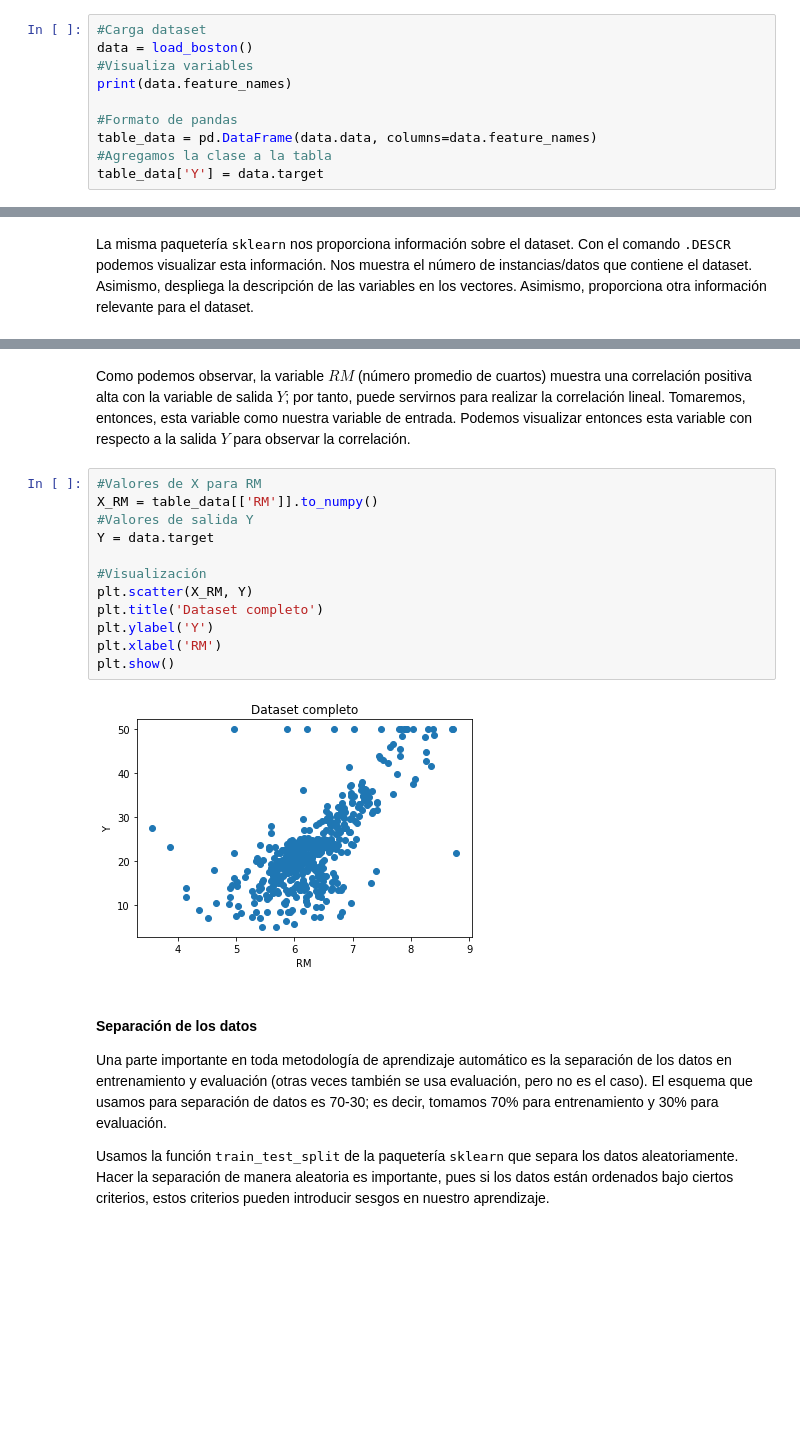
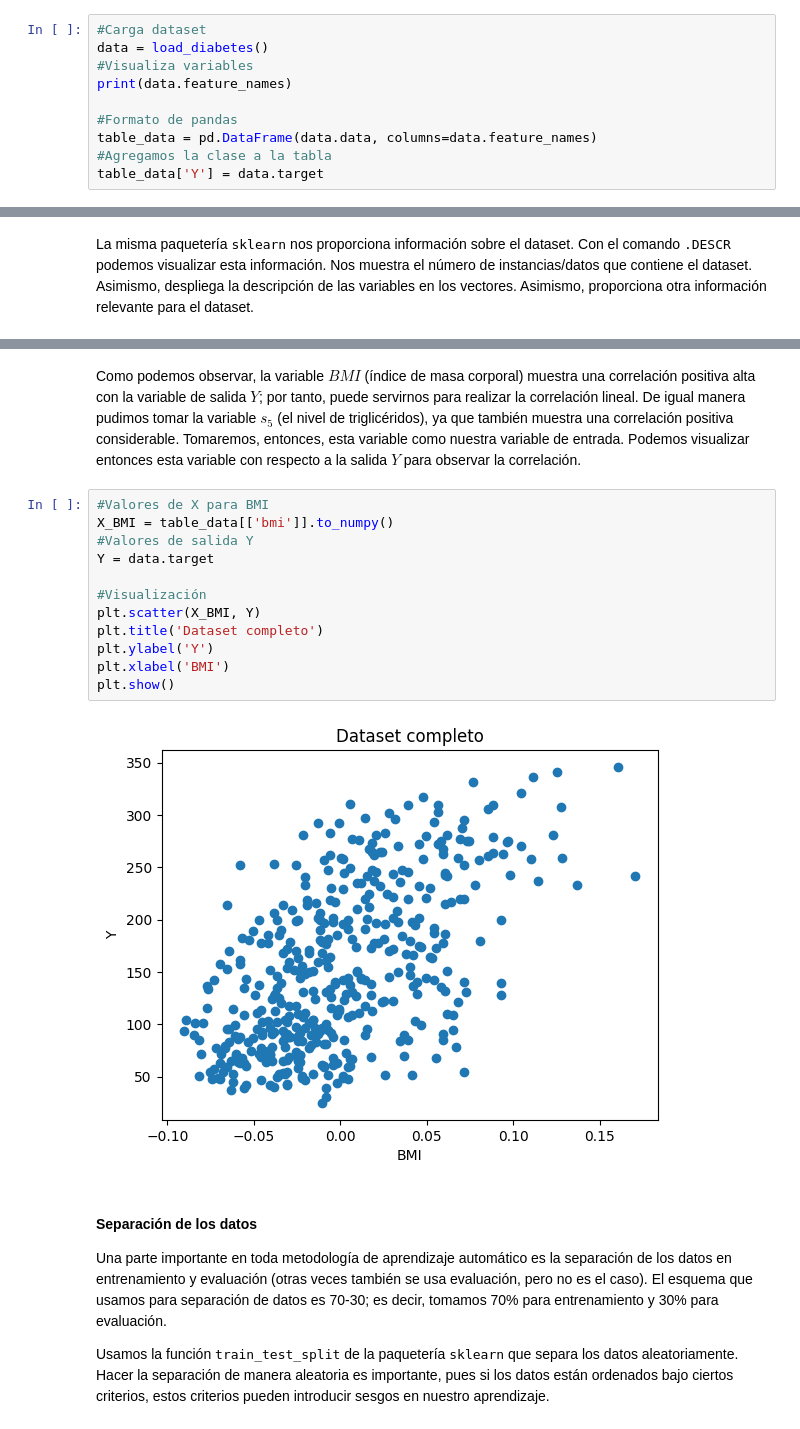
Before and after one commit to VictorMijangosDeLaCruz/InteligenciaArtificial, a Jupyter notebook: 05 Aprendizaje/01 LinearRegression.ipynb, the cells around one changed output, grey strips where cells are left out. Drawn from its saved outputs; the diff is of its cells as text; blank space fills up the shorter version.

```diff
--- a/05 Aprendizaje/01 LinearRegression.ipynb
+++ b/05 Aprendizaje/01 LinearRegression.ipynb
@@ -20,7 +20,7 @@ Cada dimensión del vector de entrada $x$ representa una variable que describe a
 En primer lugar, cargamos el dataset. Para visualizar mejor el dataset, utilizamos la paquetería <tt>pandas</tt>, la cual nos permitirá visualizar datos tabulares de manera eficiente, así como realizar cálculos y estadísticas sobre estos datos.
 # %%
 #Carga dataset
-data = load_boston()
+data = load_diabetes()
 #Visualiza variables
 print(data.feature_names)
 
@@ -87,19 +83,19 @@ table_data.corr()
 # %% [markdown]
-Como podemos observar, la variable $RM$ (número promedio de cuartos) muestra una correlación positiva alta con la variable de salida $Y$; por tanto, puede servirnos para realizar la correlación lineal. Tomaremos, entonces, esta variable como nuestra variable de entrada. Podemos visualizar entonces esta variable con respecto a la salida $Y$ para observar la correlación.
+Como podemos observar, la variable $BMI$ (índice de masa corporal) muestra una correlación positiva alta con la variable de salida $Y$; por tanto, puede servirnos para realizar la correlación lineal. De igual manera pudimos tomar la variable $s_5$ (el nivel de triglicéridos), ya que también muestra una correlación positiva considerable. Tomaremos, entonces, esta variable como nuestra variable de entrada. Podemos visualizar entonces esta variable con respecto a la salida $Y$ para observar la correlación.
 # %%
-#Valores de X para RM
-X_RM = table_data[['RM']].to_numpy()
+#Valores de X para BMI
+X_BMI = table_data[['bmi']].to_numpy()
 #Valores de salida Y
 Y = data.target
 
 #Visualización
-plt.scatter(X_RM, Y)
+plt.scatter(X_BMI, Y)
 plt.title('Dataset completo')
 plt.ylabel('Y')
-plt.xlabel('RM')
+plt.xlabel('BMI')
 plt.show()
 # %% [output]
-[figure, old version]
+[figure, new version]
 # %% [markdown]
 #### Separación de los datos
 
```
Also changed, not shown: parts of 26 cells of this notebook, 8 other files.
